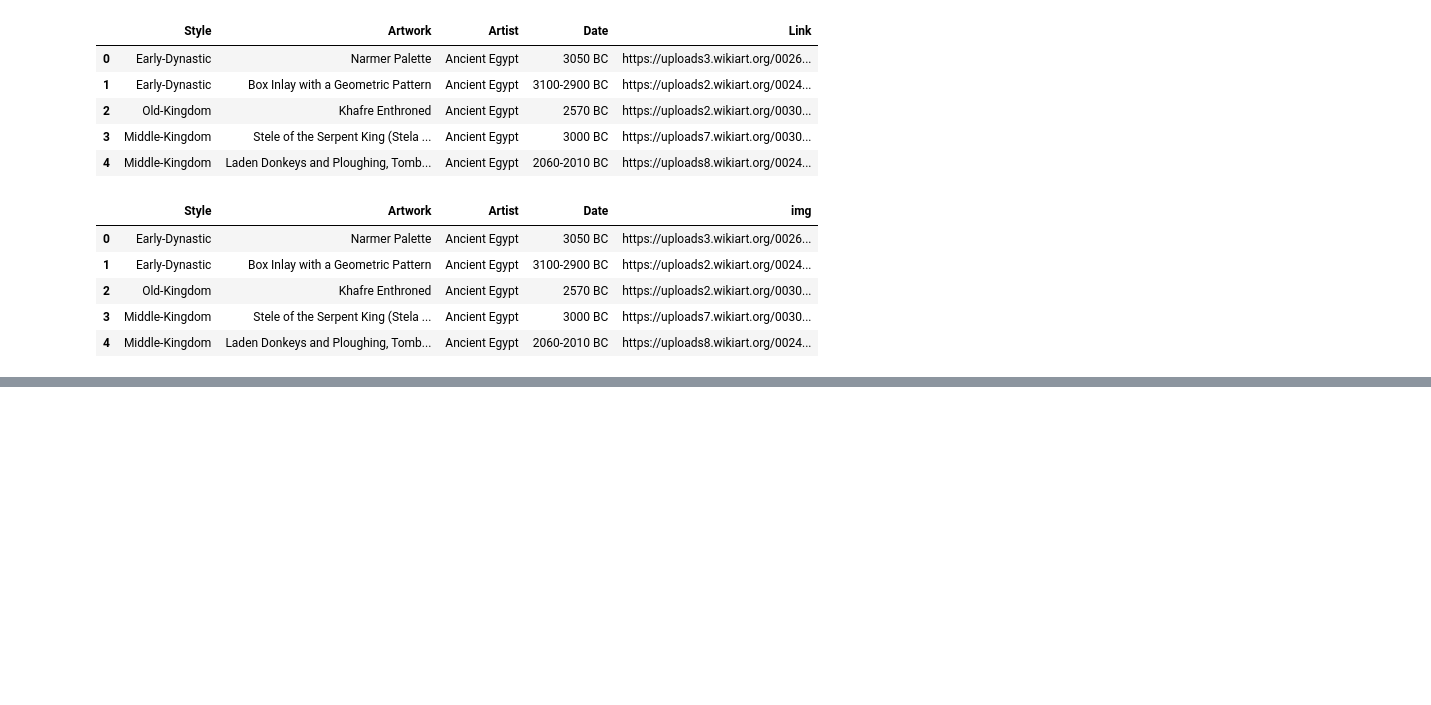
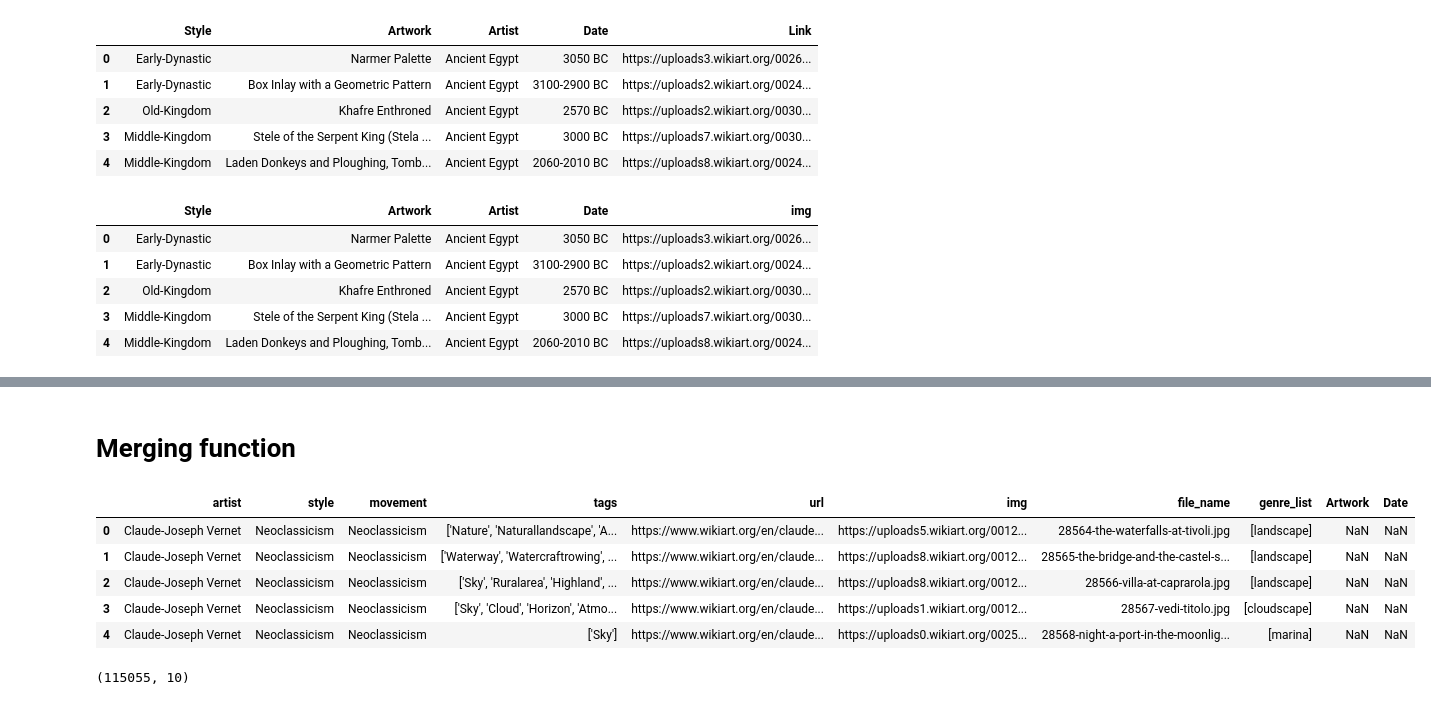
Before and after one commit to gwen-m97/inspiart, a Jupyter notebook: notebooks/gwen database wikiart merging.ipynb, the cells around one changed output, grey strips where cells are left out. Saved outputs shown, nothing was run; the diff lists cells and outputs as text; code cells hidden in the pictures; blank space fills up the shorter version.

```diff
--- a/notebooks/gwen database wikiart merging.ipynb
+++ b/notebooks/gwen database wikiart merging.ipynb
@@ -266,0 +124,40 @@ df2.head()
+# %% [markdown]
+# Merging function
+# %%
+def merging_metadata(df: pd.DataFrame) :
+    """merge the dataframe with another one with art titles and dates"""
+
+    # Set the path to the file you'd like to load
+    file_path = "wikiart_scraped.csv"
+
+    # Load the latest version
+    df2 = kagglehub.load_dataset(
+      KaggleDatasetAdapter.PANDAS,
+      "antoinegruson/-wikiart-all-images-120k-link",
+      file_path
+    )
+
+    # df2 cleaning
+    df2 = df2.rename(columns={'Link' : 'img'})
+    df2 = df2.drop_duplicates(subset=['img'], keep='first')
+
+    # merging
+    df_merged = df_filtered.merge(df2, how='left', on='img')
+    df_merged = df_merged.drop(columns=['Style', 'Artist'])
+
+    return df_merged
+# %%
+df_merged = merging_metadata(df_filtered)
+# %%
+df_merged.head()
+# %% [output]
+|  | artist | style | movement | tags | url | img | file_name | genre_list | Artwork | Date |
+| 0 | Claude-Joseph Vernet | Neoclassicism | Neoclassicism | ['Nature', 'Naturallandscape', 'A... | https://www.wikiart.org/en/claude... | https://uploads5.wikiart.org/0012... | 28564-the-waterfalls-at-tivoli.jpg | [landscape] | NaN | NaN |
+| 1 | Claude-Joseph Vernet | Neoclassicism | Neoclassicism | ['Waterway', 'Watercraftrowing', ... | https://www.wikiart.org/en/claude... | https://uploads8.wikiart.org/0012... | 28565-the-bridge-and-the-castel-s... | [landscape] | NaN | NaN |
+| 2 | Claude-Joseph Vernet | Neoclassicism | Neoclassicism | ['Sky', 'Ruralarea', 'Highland', ... | https://www.wikiart.org/en/claude... | https://uploads8.wikiart.org/0012... | 28566-villa-at-caprarola.jpg | [landscape] | NaN | NaN |
+| 3 | Claude-Joseph Vernet | Neoclassicism | Neoclassicism | ['Sky', 'Cloud', 'Horizon', 'Atmo... | https://www.wikiart.org/en/claude... | https://uploads1.wikiart.org/0012... | 28567-vedi-titolo.jpg | [cloudscape] | NaN | NaN |
+| 4 | Claude-Joseph Vernet | Neoclassicism | Neoclassicism | ['Sky'] | https://www.wikiart.org/en/claude... | https://uploads0.wikiart.org/0025... | 28568-night-a-port-in-the-moonlig... | [marina] | NaN | NaN |
+# %%
+df_merged.shape
+# %% [output]
+(115055, 10)
```
Also changed, not shown: parts of 18 cells of this notebook, 1 other file.
